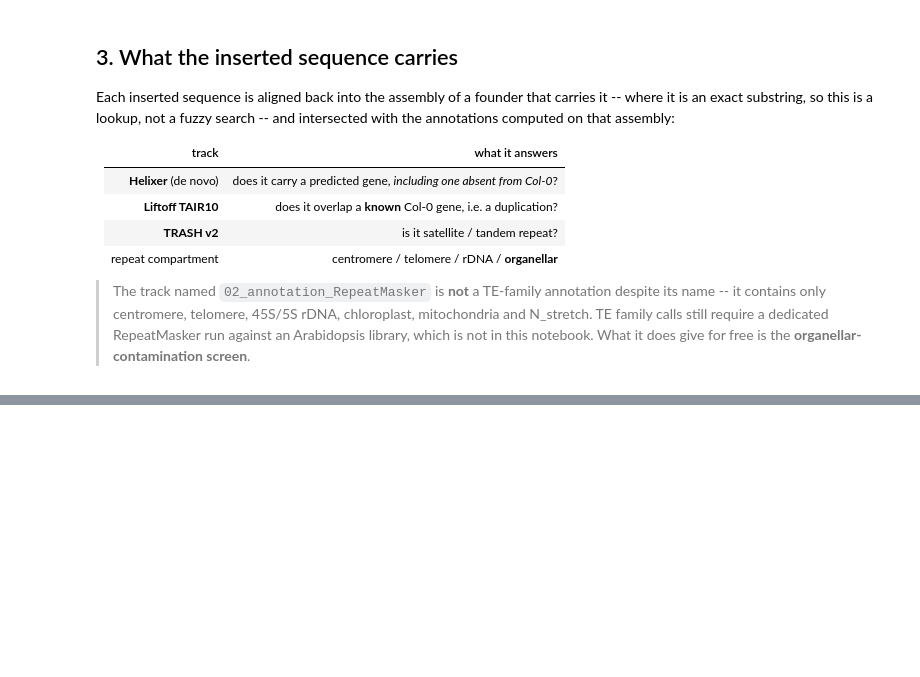
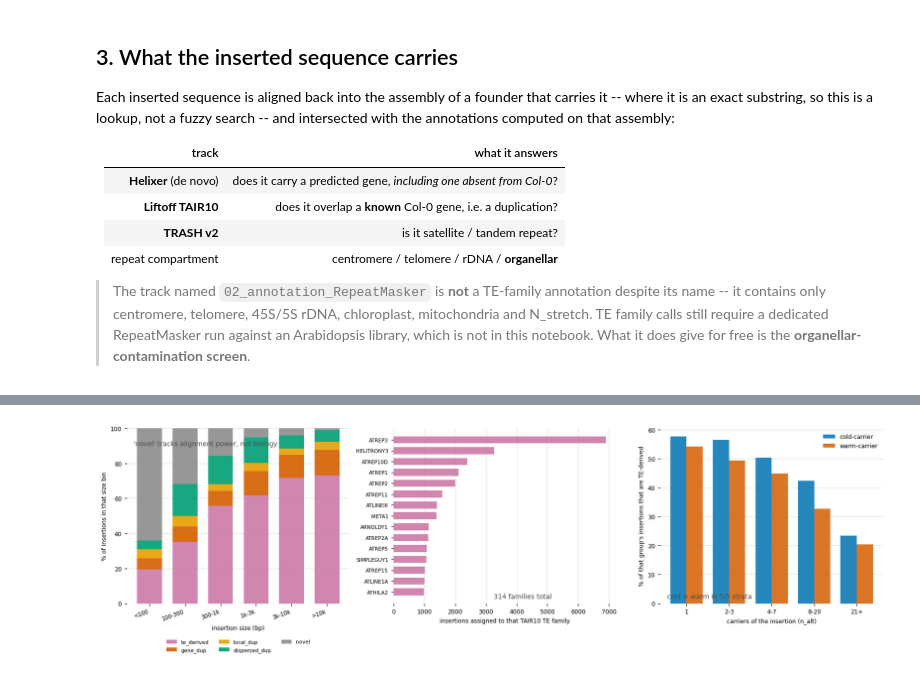
Before and after one commit to Tatianabellagio/kMate, a Jupyter notebook: analysis/grenenet_selection/notebooks/sv_insertion_content.ipynb, the cells around one changed output, grey strips where cells are left out. Cells and saved outputs as stored; diff of their text form; code cells hidden in the pictures; blank space fills up the shorter version.

```diff
--- a/analysis/grenenet_selection/notebooks/sv_insertion_content.ipynb
+++ b/analysis/grenenet_selection/notebooks/sv_insertion_content.ipynb
@@ -326,0 +358,70 @@ organellar (chloroplast/mito): 216 = 0.14% of lifted
+# %%
+
+CARGO=["te_derived","gene_dup","local_dup","dispersed_dup","novel"]
+KCOL={"te_derived":"#CC79A7","gene_dup":"#D55E00","local_dup":"#E69F00",
+      "dispersed_dup":"#009E73","novel":"0.55"}
+SZB=[0,100,300,1000,3000,10000,10**9]
+SZL=["<100","100-300","300-1k","1k-3k","3k-10k",">10k"]
+
+B=pd.read_csv(f"{G}/insertion_tair10_class.csv",keep_default_na=False)
+B["family"]=B.family.replace("",np.nan)
+D=D.merge(B[["key","cls","family","qcov","pident"]],on="key",how="left")
+D["szbin"]=pd.cut(D["size"],SZB,labels=SZL)
+
+fig,ax=plt.subplots(1,3,figsize=(15,4.6))
+
+# A -- class share vs insertion length: the power check the classification demands
+style(ax[0],axis="y")
+sh=(pd.crosstab(D.szbin,D.cls,normalize="index")*100)[CARGO]
+bot=np.zeros(len(SZL))
+for c in CARGO:
+    ax[0].bar(np.arange(len(SZL)),sh[c].values,bottom=bot,width=0.7,color=KCOL[c],
+              alpha=0.9,label=c,linewidth=0)
+    bot+=sh[c].values
+ax[0].set_xticks(np.arange(len(SZL))); ax[0].set_xticklabels(SZL,fontsize=7.5,rotation=20,ha="right")
+ax[0].set_xlabel("insertion size (bp)"); ax[0].set_ylabel("% of insertions in that size bin")
+ax[0].set_ylim(0,100)
+ax[0].legend(frameon=False,fontsize=7,ncol=3,loc="upper center",bbox_to_anchor=(0.5,-0.18))
+stat(ax[0],"'novel' tracks alignment power, not biology",loc=(0.03,0.90))
+
+# B -- which TE families
+style(ax[1],axis="x")
+fam=D.loc[D.cls=="te_derived","family"].value_counts().head(15)[::-1]
+ax[1].barh(np.arange(len(fam)),fam.values,color="#CC79A7",alpha=0.9,height=0.65,linewidth=0)
+ax[1].set_yticks(np.arange(len(fam))); ax[1].set_yticklabels(fam.index,fontsize=7)
+ax[1].set_xlabel("insertions assigned to that TAIR10 TE family")
+stat(ax[1],f"{D.loc[D.cls=='te_derived','family'].nunique()} families total",loc=(0.45,0.03))
+
+# C -- frequency-matched cold/warm, TE-derived cargo
+style(ax[2],axis="y")
+w=0.38; x=np.arange(len(STRATA))
+labs=[f"{a}" if a==b else (f"{a}-{b}" if b<10**5 else f"{a}+") for a,b in STRATA]
+tc,tw=[],[]
+for a,b in STRATA:
+    t=D[(D.n_alt>=a)&(D.n_alt<=b)]
+    tc.append(100*(t.loc[t.carrier_grp=="cold-carrier","cls"]=="te_derived").mean())
+    tw.append(100*(t.loc[t.carrier_grp=="warm-carrier","cls"]=="te_derived").mean())
+ax[2].bar(x-w/2,tc,width=w,color=GC["cold-carrier"],alpha=0.85,label="cold-carrier",linewidth=0)
+ax[2].bar(x+w/2,tw,width=w,color=GC["warm-carrier"],alpha=0.85,label="warm-carrier",linewidth=0)
+ax[2].set_xticks(x); ax[2].set_xticklabels(labs,fontsize=8)
+ax[2].set_xlabel("carriers of the insertion (n_alt)")
+ax[2].set_ylabel("% of that group's insertions that are TE-derived")
+ax[2].legend(frameon=False,fontsize=8)
+stat(ax[2],"cold > warm in %d/%d strata"%(sum(1 for a,b in zip(tc,tw) if a>b),len(tc)))
+fig.tight_layout(); fig.savefig(f"{G}/plots/ins_tair10_cargo.png",dpi=130,bbox_inches="tight"); plt.show()
+
+n=len(D)
+print("cargo class        n        %     median size   median freq   %% private")
+for c in CARGO:
+    s=D[D.cls==c]
+    print(f"  {c:<16}{len(s):>8,}{100*len(s)/n:>8.1f}{s['size'].median():>14,.0f}"
+          f"{s.freq.median():>14.4f}{100*(s.n_alt==1).mean():>12.1f}")
+print("\nclass share (%) by insertion size -- the alignment-power check:")
+print(sh.round(1).to_string())
+print("\nsite context x cargo class (% of row):")
+print((pd.crosstab(D.genic,D.cls,normalize="index")*100)[CARGO].round(1).to_string())
+print("\nFREQUENCY-MATCHED TE-derived cargo share:")
+print(f"  {'stratum':<10}{'cold':>9}{'warm':>9}")
+for l,c1,c2 in zip(labs,tc,tw): print(f"  {l:<10}{c1:>9.1f}{c2:>9.1f}")
+# %% [output]
+[figure, added]
```
Also changed, not shown: parts of 10 cells of this notebook, 3 other files.
